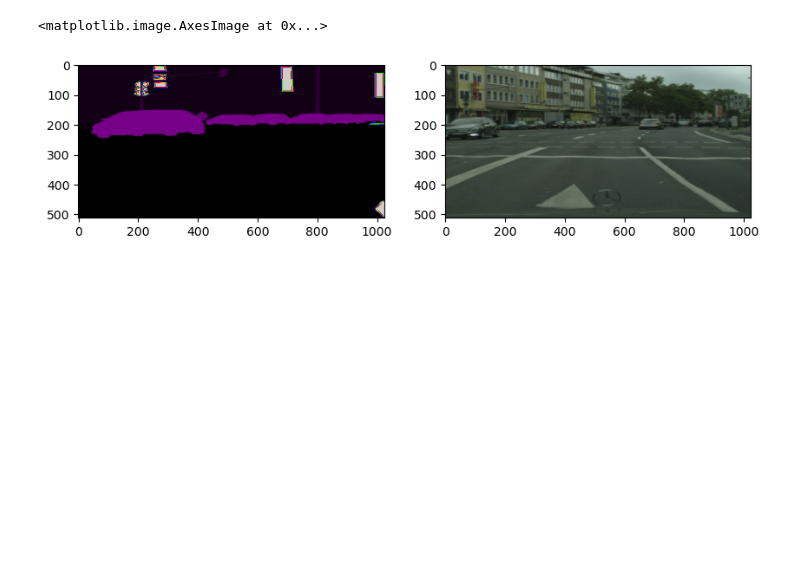
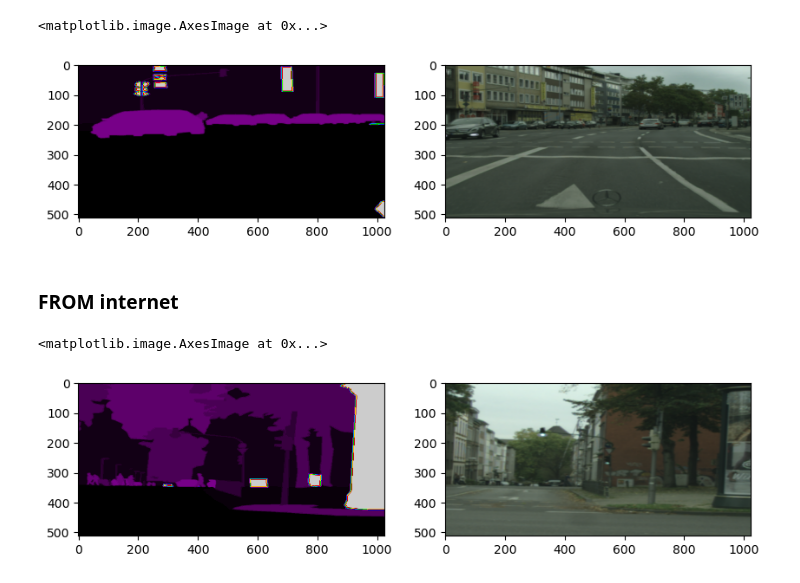
Before and after one commit to HYUNHONOH98/SNU_robotvision_2024_fall, a Jupyter notebook: _example/_example_rotation.ipynb, the cells around one changed output. Cells and saved outputs as stored; diff of their text form; code cells hidden in the pictures; blank space fills up the shorter version.

Commit message:
update pseudo labeling:

```diff
--- a/_example/_example_rotation.ipynb
+++ b/_example/_example_rotation.ipynb
@@ -88,3 +92,5 @@ plt.imshow(vis_crop_image,  cmap='nipy_spectral')
 # %% [output]
 <matplotlib.image.AxesImage at 0x...>
 [figure]
+# %% [markdown]
+### FROM internet
@@ -90,0 +151,20 @@ plt.imshow(vis_crop_image,  cmap='nipy_spectral')
+# %%
+
+rrcw = RandomResizedCropWithMask(size= (512, 1024),scale=(0.08, 1.0), ratio=(3. / 4., 4. / 3.))
+crop_image2, crop_label2 = rrcw(image, label)
+
+import matplotlib.pyplot as plt
+
+vis_crop_label = crop_label2[0].cpu().numpy()
+vis_crop_image = crop_image2[0].permute(1, 2, 0).cpu().numpy()
+
+plt.figure(figsize=(10, 5))
+
+plt.subplot(1,2,1)
+plt.imshow(vis_crop_label,  cmap='nipy_spectral')
+
+plt.subplot(1,2,2)
+plt.imshow(vis_crop_image,  cmap='nipy_spectral')
+# %% [output]
+<matplotlib.image.AxesImage at 0x...>
+[figure, added]
```
Also changed, not shown: parts of 3 cells of this notebook, 9 other files.
